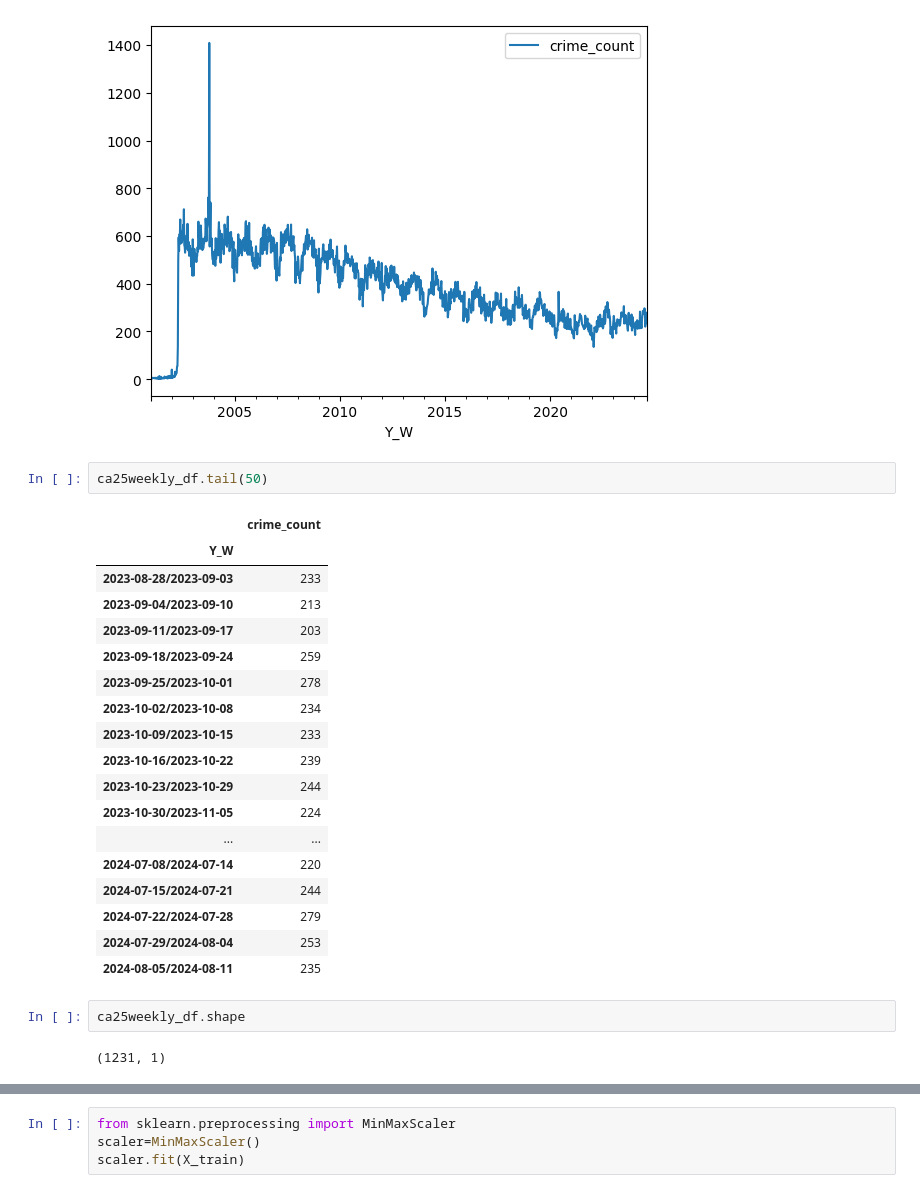
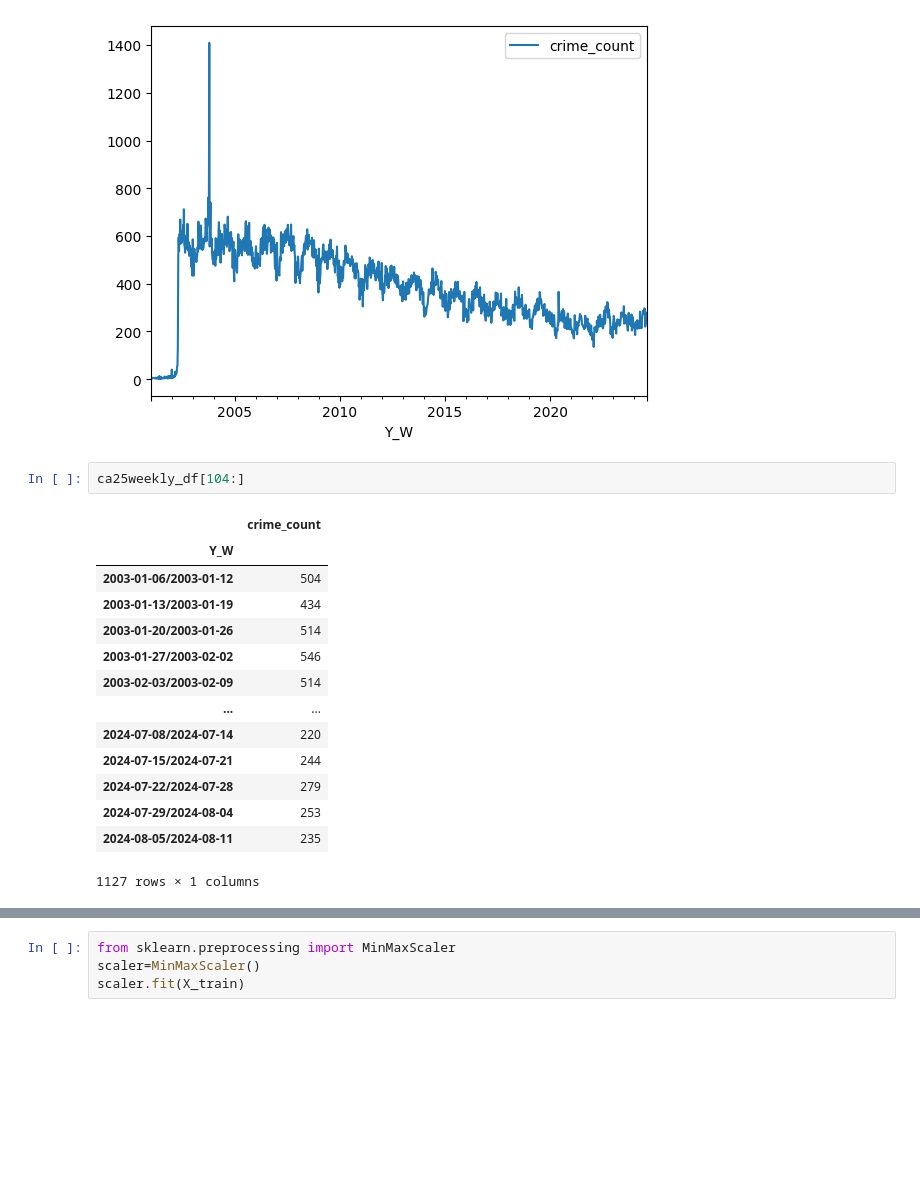
Before and after one commit to jonfoong/LW_chicago_crime_pred, a Jupyter notebook: notebooks/marko/RNN_model.ipynb, the cells around one changed output, grey strips where cells are left out. Drawn from its saved outputs; the diff is of its cells as text; blank space fills up the shorter version.

```diff
--- a/notebooks/marko/RNN_model.ipynb
+++ b/notebooks/marko/RNN_model.ipynb
@@ -181,31 +181,23 @@ ca25weekly_df=df_25.groupby("Y_W").count().rename(columns={"ID" : "crime_count"
 ca25weekly_df.plot();
 # %% [output]
 [figure]
-# %%
-ca25weekly_df.tail(50)
-# %% [output]
-|  | crime_count |
-| Y_W |  |
-| 2023-08-28/2023-09-03 | 233 |
-| 2023-09-04/2023-09-10 | 213 |
-| 2023-09-11/2023-09-17 | 203 |
-| 2023-09-18/2023-09-24 | 259 |
-| 2023-09-25/2023-10-01 | 278 |
-| 2023-10-02/2023-10-08 | 234 |
-| 2023-10-09/2023-10-15 | 233 |
-| 2023-10-16/2023-10-22 | 239 |
-| 2023-10-23/2023-10-29 | 244 |
-| 2023-10-30/2023-11-05 | 224 |
-| ... | ... |
-| 2024-07-08/2024-07-14 | 220 |
-| 2024-07-15/2024-07-21 | 244 |
-| 2024-07-22/2024-07-28 | 279 |
-| 2024-07-29/2024-08-04 | 253 |
-| 2024-08-05/2024-08-11 | 235 |
 # %%
-ca25weekly_df.shape
+ca25weekly_df[104:]
 # %% [output]
+|  | crime_count |
+| Y_W |  |
+| 2003-01-06/2003-01-12 | 504 |
+| 2003-01-13/2003-01-19 | 434 |
+| 2003-01-20/2003-01-26 | 514 |
+| 2003-01-27/2003-02-02 | 546 |
+| 2003-02-03/2003-02-09 | 514 |
+| ... | ... |
+| 2024-07-08/2024-07-14 | 220 |
+| 2024-07-15/2024-07-21 | 244 |
+| 2024-07-22/2024-07-28 | 279 |
+| 2024-07-29/2024-08-04 | 253 |
+| 2024-08-05/2024-08-11 | 235 |
-(1231, 1)
+1127 rows × 1 columns
 # %%
 # DATA PREPROCESS
 
```
Also changed, not shown: parts of 11 cells of this notebook, 1 other file.
